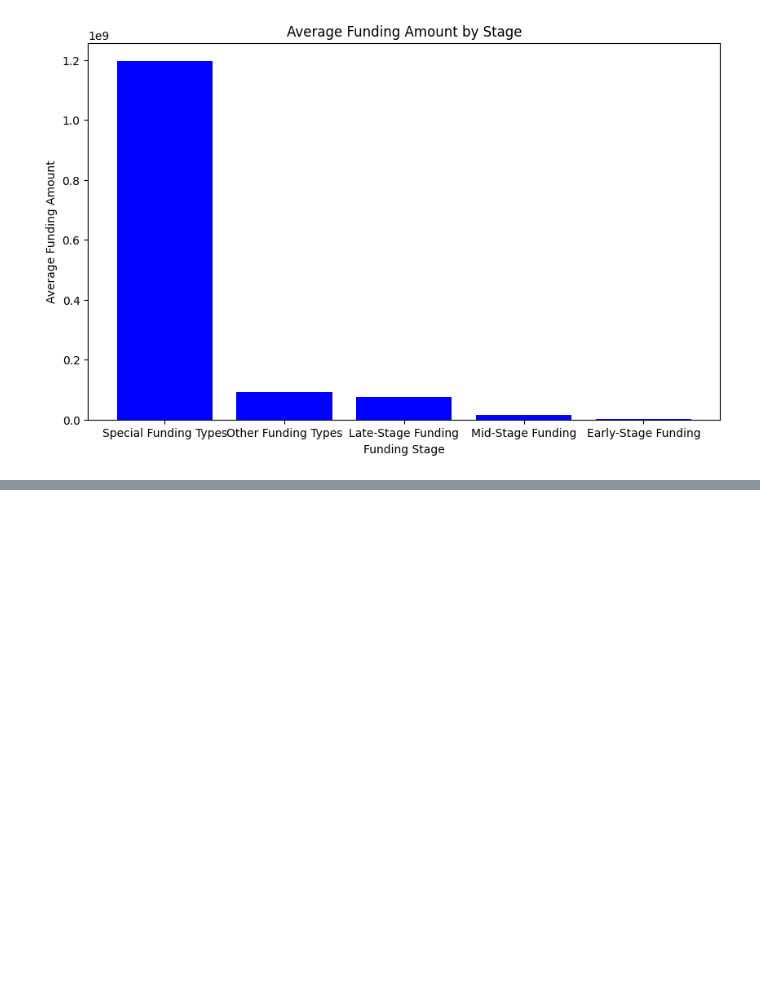
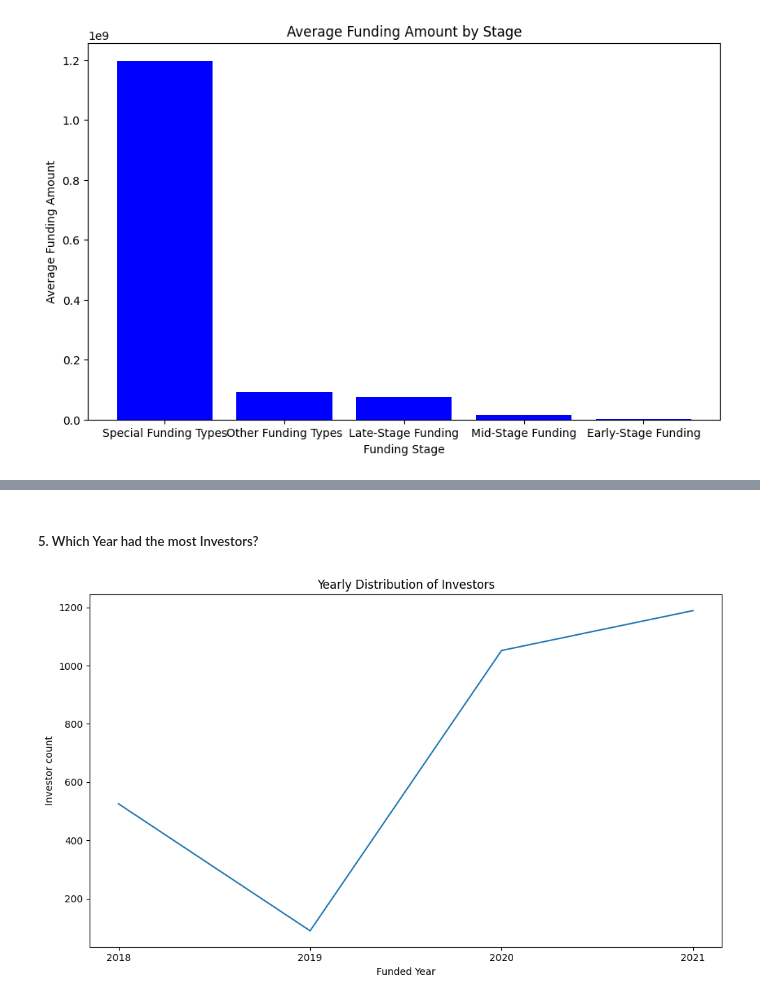
Before and after one commit to akuakorkor/TEAM-FIJI_LPI, a Jupyter notebook: Notebooks/indian_startup_funding_ecosystem.ipynb, the cells around one changed output, grey strips where cells are left out. Saved outputs shown, nothing was run; the diff lists cells and outputs as text; code cells hidden in the pictures; blank space fills up the shorter version.

```diff
--- a/Notebooks/indian_startup_funding_ecosystem.ipynb
+++ b/Notebooks/indian_startup_funding_ecosystem.ipynb
@@ -4761,0 +4694,27 @@ plt.show()
+# %% [markdown]
+
+##### 5. Which Year had the most Investors?
+# %%
+# Group by both 'sector' and 'time' and sum the 'amount'
+grouped_data = df.groupby('Year')['Investor'].count().reset_index()
+
+# Sort the DataFrame by the sum of 'amount' in descending order
+#grouped_data_sorted = grouped_data.sort_values(by='amount', ascending=True)
+# Plotting the bar chart
+plt.figure(figsize=(10, 6))
+plt.plot(grouped_data['Year'], grouped_data['Investor'])
+
+# Adding labels and title
+plt.xlabel('Funded Year')
+plt.ylabel('Investor count')
+plt.title('Yearly Distribution of Investors')
+
+# Save the plot to a file
+plt.savefig("yearly_distribution_of_investors.png")
+
+# Show plot
+plt.xticks(df['Year'].unique(),[2018,2019,2020,2021])
+plt.tight_layout()
+plt.show()
+# %% [output]
+[figure, added]
```
Also changed, not shown: parts of 28 cells of this notebook, 6 other files.
